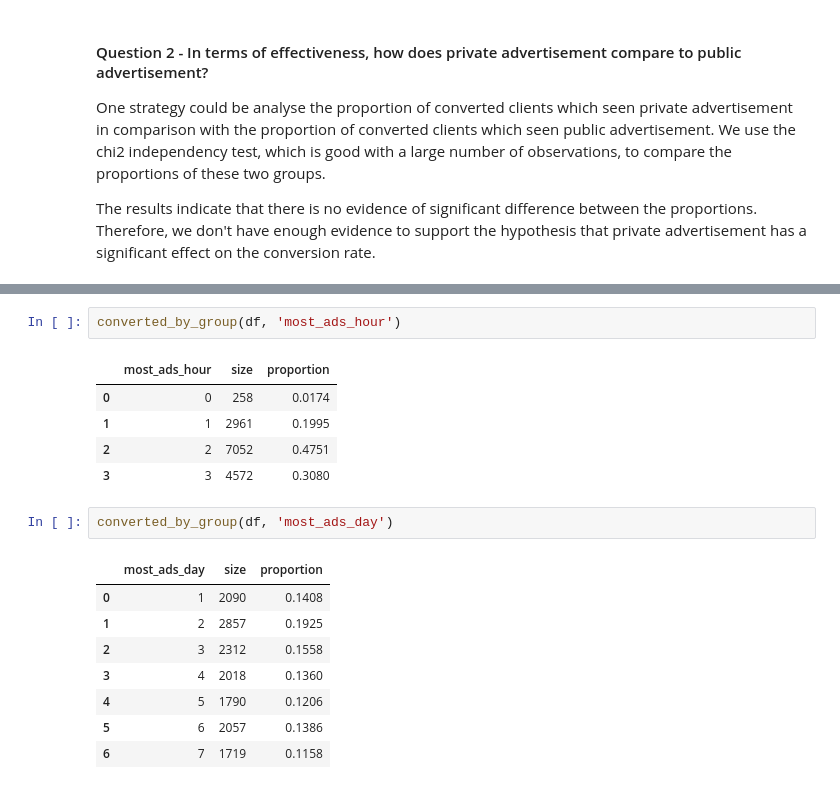
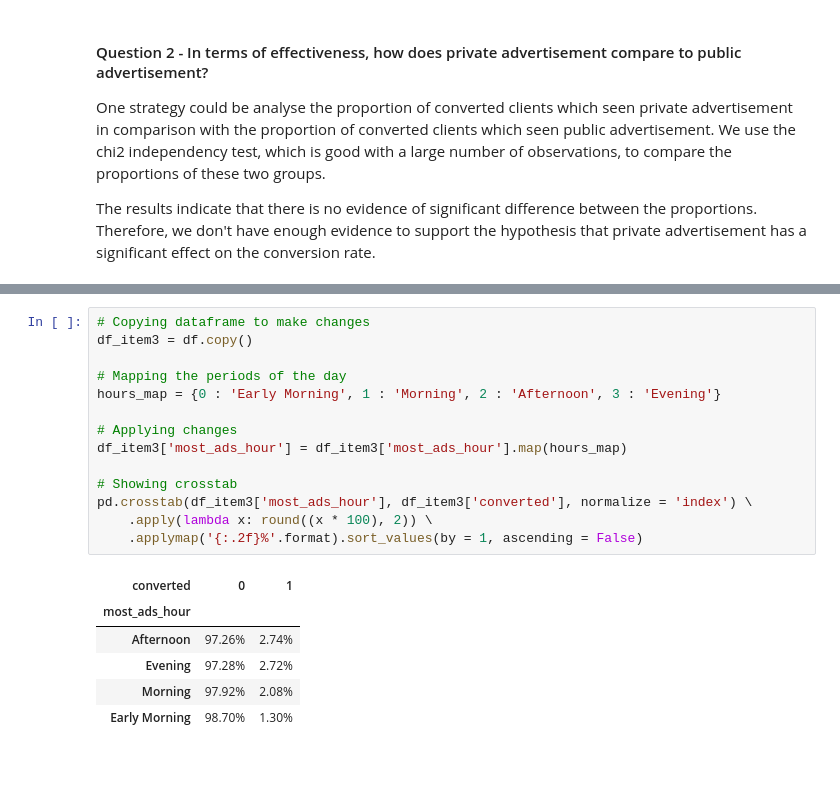
Before and after one commit to tharikf/AB_Tests, a Jupyter notebook: AB_tests_script.ipynb, the cells around one changed output, grey strips where cells are left out. Saved outputs shown, nothing was run; the diff lists cells and outputs as text.

```diff
--- a/AB_tests_script.ipynb
+++ b/AB_tests_script.ipynb
@@ -140,19 +128,21 @@ def converted_by_group(dataframe, column):
-# %%
-converted_by_group(df, 'most_ads_hour')
-# %% [output]
-|  | most_ads_hour | size | proportion |
-| 0 | 0 | 258 | 0.0174 |
-| 1 | 1 | 2961 | 0.1995 |
-| 2 | 2 | 7052 | 0.4751 |
-| 3 | 3 | 4572 | 0.3080 |
-# %%
-converted_by_group(df, 'most_ads_day')
-# %% [output]
-|  | most_ads_day | size | proportion |
-| 0 | 1 | 2090 | 0.1408 |
-| 1 | 2 | 2857 | 0.1925 |
-| 2 | 3 | 2312 | 0.1558 |
-| 3 | 4 | 2018 | 0.1360 |
-| 4 | 5 | 1790 | 0.1206 |
-| 5 | 6 | 2057 | 0.1386 |
-| 6 | 7 | 1719 | 0.1158 |
+# %%
+# Copying dataframe to make changes
+df_item3 = df.copy()
+
+# Mapping the periods of the day
+hours_map = {0 : 'Early Morning', 1 : 'Morning', 2 : 'Afternoon', 3 : 'Evening'}
+
+# Applying changes
+df_item3['most_ads_hour'] = df_item3['most_ads_hour'].map(hours_map)
+
+# Showing crosstab
+pd.crosstab(df_item3['most_ads_hour'], df_item3['converted'], normalize = 'index') \
+    .apply(lambda x: round((x * 100), 2)) \
+    .applymap('{:.2f}%'.format).sort_values(by = 1, ascending = False)
+# %% [output]
+| converted | 0 | 1 |
+| most_ads_hour |  |  |
+| Afternoon | 97.26% | 2.74% |
+| Evening | 97.28% | 2.72% |
+| Morning | 97.92% | 2.08% |
+| Early Morning | 98.70% | 1.30% |
```
Also changed, not shown: parts of 11 cells of this notebook, 9 other files.
